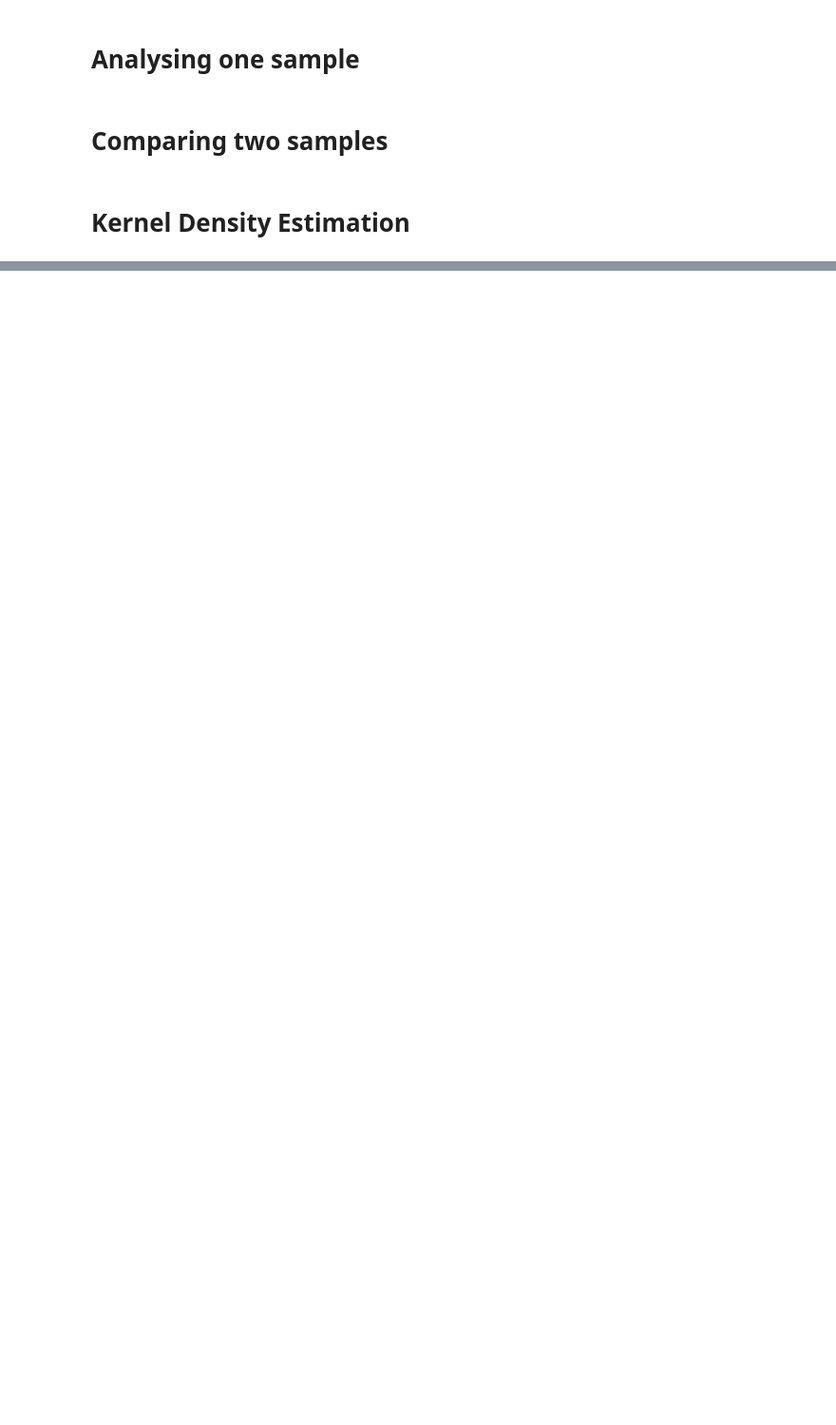
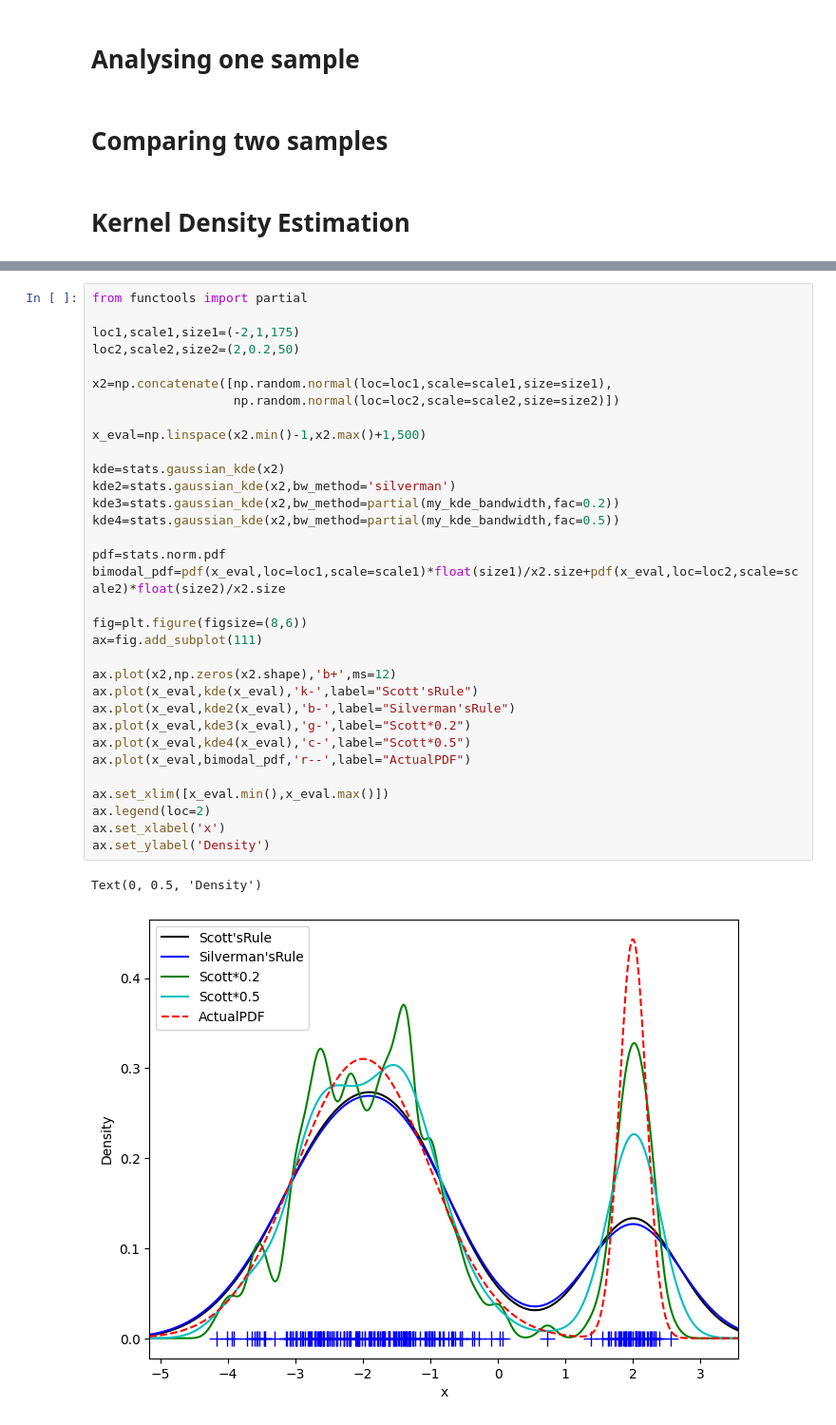
Before and after one commit to miguel-conde/explo_py, a Jupyter notebook: PYTHON/notebooks/SCIPY/random_variables.ipynb, the cells around one changed output, grey strips where cells are left out. Shown at 95% size. Saved outputs shown, nothing was run; the diff lists cells and outputs as text; blank space fills up the shorter version.

```diff
--- a/PYTHON/notebooks/SCIPY/random_variables.ipynb
+++ b/PYTHON/notebooks/SCIPY/random_variables.ipynb
@@ -271,0 +343,36 @@ plt.show()
+# %%
+from functools import partial
+
+loc1,scale1,size1=(-2,1,175)
+loc2,scale2,size2=(2,0.2,50)
+
+x2=np.concatenate([np.random.normal(loc=loc1,scale=scale1,size=size1),
+                   np.random.normal(loc=loc2,scale=scale2,size=size2)])
+
+x_eval=np.linspace(x2.min()-1,x2.max()+1,500)
+
+kde=stats.gaussian_kde(x2)
+kde2=stats.gaussian_kde(x2,bw_method='silverman')
+kde3=stats.gaussian_kde(x2,bw_method=partial(my_kde_bandwidth,fac=0.2))
+kde4=stats.gaussian_kde(x2,bw_method=partial(my_kde_bandwidth,fac=0.5))
+
+pdf=stats.norm.pdf
+bimodal_pdf=pdf(x_eval,loc=loc1,scale=scale1)*float(size1)/x2.size+pdf(x_eval,loc=loc2,scale=scale2)*float(size2)/x2.size
+
+fig=plt.figure(figsize=(8,6))
+ax=fig.add_subplot(111)
+
+ax.plot(x2,np.zeros(x2.shape),'b+',ms=12)
+ax.plot(x_eval,kde(x_eval),'k-',label="Scott'sRule")
+ax.plot(x_eval,kde2(x_eval),'b-',label="Silverman'sRule")
+ax.plot(x_eval,kde3(x_eval),'g-',label="Scott*0.2")
+ax.plot(x_eval,kde4(x_eval),'c-',label="Scott*0.5")
+ax.plot(x_eval,bimodal_pdf,'r--',label="ActualPDF")
+
+ax.set_xlim([x_eval.min(),x_eval.max()])
+ax.legend(loc=2)
+ax.set_xlabel('x')
+ax.set_ylabel('Density')
+# %% [output]
+Text(0, 0.5, 'Density')
+[figure, added]
```
Also changed, not shown: parts of 5 cells of this notebook.
